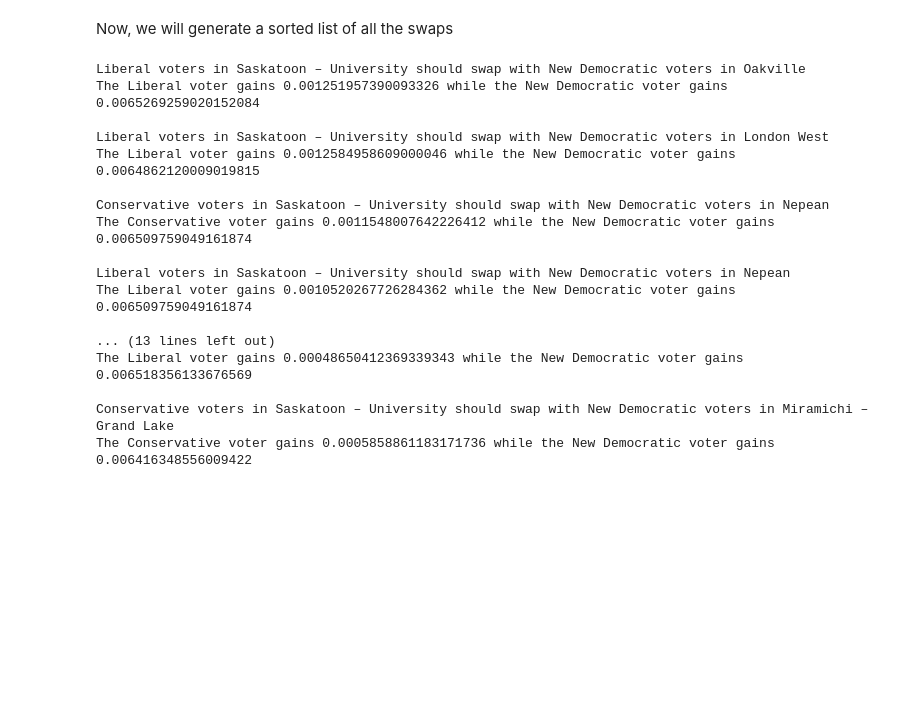
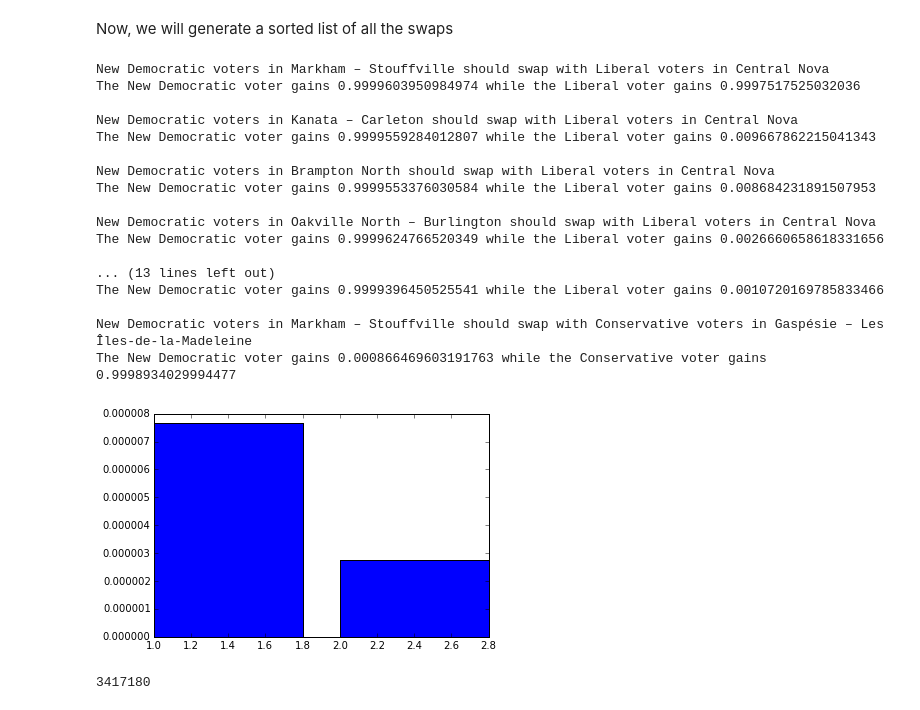
Before and after one commit to QEDan/CanadaElection2015, a Jupyter notebook: voter_inequality.ipynb, the cells around one changed output. Saved outputs shown, nothing was run; the diff lists cells and outputs as text; code cells hidden in the pictures; blank space fills up the shorter version.

Commit message:
Added class forvote swaps and a crude visualization

```diff
--- a/voter_inequality.ipynb
+++ b/voter_inequality.ipynb
@@ -282,32 +295,44 @@ import itertools as it
 swaps = list()
 for item in it.product(ridings, ridings, parties, parties):
     if item[0] != item[1] and item[2] != item[3]:
-        swaps.append((item[0], item[2], item[1], item[3], swapValue(item[0], item[1], item[2], item[3])))
+        swaps.append(voteSwap(item[0], item[1], item[2], item[3]))
 # %% [markdown]
 Now, we will generate a sorted list of all the swaps
 # %%
-sortedSwaps = sorted(swaps, key=lambda x: x[4][0], reverse=True)
+sortedSwaps = sorted(swaps, key=lambda x: x.totalBenefit, reverse=True)
 for swap in sortedSwaps[0:20:2]:
     print("{} voters in {} should swap with {} voters in {}".format(
-        swap[1], swap[0], swap[3], swap[2]))
+        swap.party1, swap.riding1, swap.party2, swap.riding2))
     print("The {} voter gains {} while the {} voter gains {}".format(
-            swap[1], swap[4][1], swap[3], swap[4][2]))
+            swap.party1, swap.benefit1, swap.party2, swap.benefit2))
     print("")
 # %% [output]
-Liberal voters in Saskatoon – University should swap with New Democratic voters in Oakville
-The Liberal voter gains 0.001251957390093326 while the New Democratic voter gains 0.0065269259020152084
+New Democratic voters in Markham – Stouffville should swap with Liberal voters in Central Nova
+The New Democratic voter gains 0.9999603950984974 while the Liberal voter gains 0.9997517525032036
 
-Liberal voters in Saskatoon – University should swap with New Democratic voters in London West
-The Liberal voter gains 0.0012584958609000046 while the New Democratic voter gains 0.0064862120009019815
+New Democratic voters in Kanata – Carleton should swap with Liberal voters in Central Nova
+The New Democratic voter gains 0.9999559284012807 while the Liberal voter gains 0.009667862215041343
 
-Conservative voters in Saskatoon – University should swap with New Democratic voters in Nepean
-The Conservative voter gains 0.0011548007642226412 while the New Democratic voter gains 0.006509759049161874
+New Democratic voters in Brampton North should swap with Liberal voters in Central Nova
+The New Democratic voter gains 0.9999553376030584 while the Liberal voter gains 0.008684231891507953
 
-Liberal voters in Saskatoon – University should swap with New Democratic voters in Nepean
-The Liberal voter gains 0.0010520267726284362 while the New Democratic voter gains 0.006509759049161874
+New Democratic voters in Oakville North – Burlington should swap with Liberal voters in Central Nova
+The New Democratic voter gains 0.9999624766520349 while the Liberal voter gains 0.0026660658618331656
 
 ... (13 lines left out)
-The Liberal voter gains 0.00048650412369339343 while the New Democratic voter gains 0.006518356133676569
+The New Democratic voter gains 0.9999396450525541 while the Liberal voter gains 0.0010720169785833466
 
-Conservative voters in Saskatoon – University should swap with New Democratic voters in Miramichi – Grand Lake
-The Conservative voter gains 0.0005858861183171736 while the New Democratic voter gains 0.006416348556009422
+New Democratic voters in Markham – Stouffville should swap with Conservative voters in Gaspésie – Les Îles-de-la-Madeleine
+The New Democratic voter gains 0.000866469603191763 while the Conservative voter gains 0.9998934029994477
+# %%
+def plotSwap(swap):
+    plt.bar([1,2], height=[swap.benefit1, swap.benefit2])
+    plt.show()
+# %%
+plotSwap(sortedSwaps[1000000])
+# %% [output]
+[figure, added]
+# %%
+len(sortedSwaps)
+# %% [output]
+3417180
```
Also changed, not shown: parts of 9 cells of this notebook, 1 other file.
